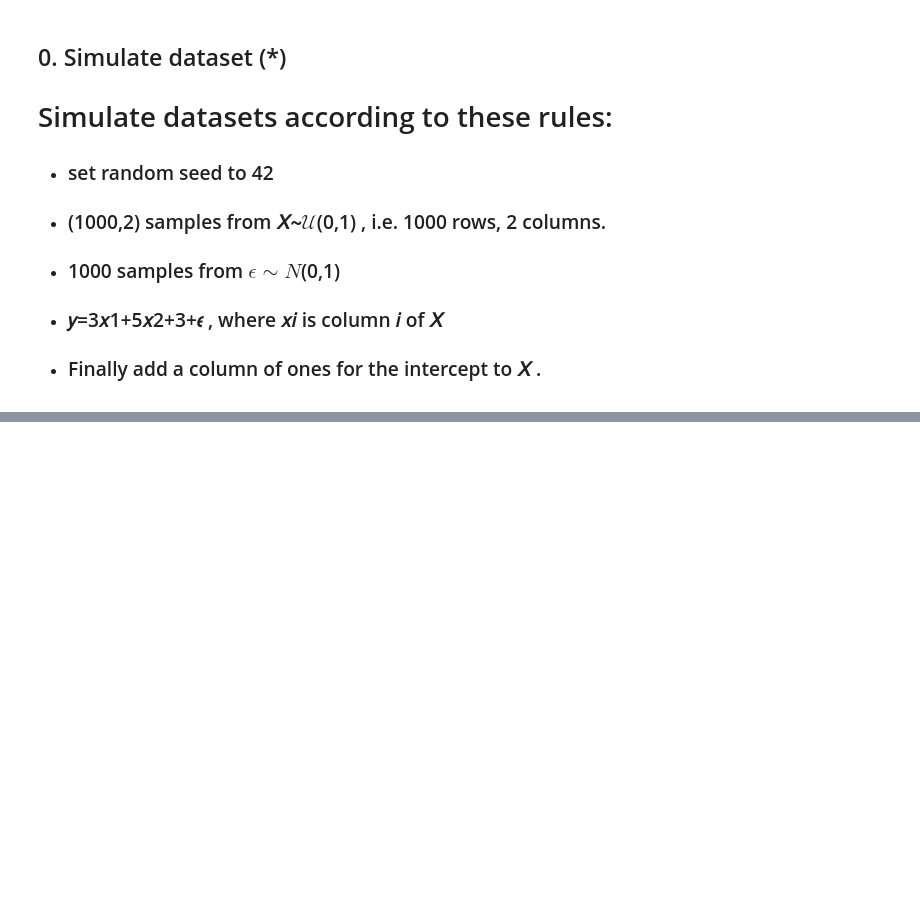
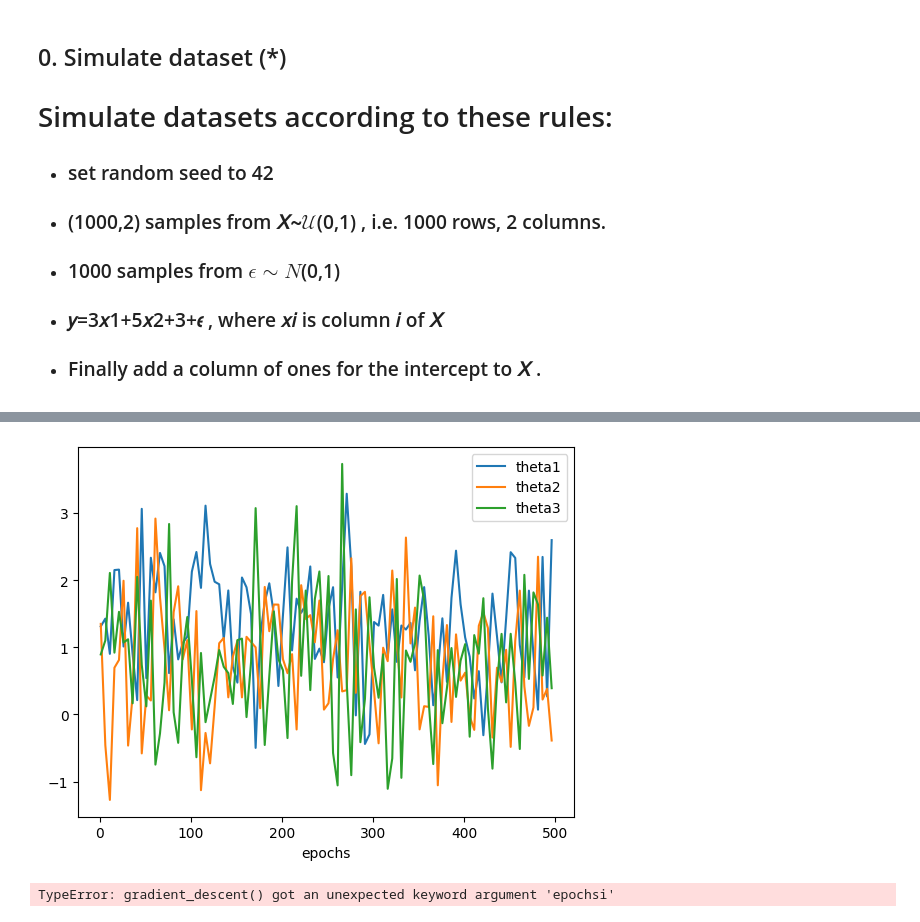
Before and after one commit to JoelOscarsson/Machine-Learning, a Jupyter notebook: Excercises/L1-Gradient-Descent.ipynb, the cells around one changed output, grey strips where cells are left out. Saved outputs shown, nothing was run; the diff lists cells and outputs as text; code cells hidden in the pictures; blank space fills up the shorter version.

```diff
--- a/Excercises/L1-Gradient-Descent.ipynb
+++ b/Excercises/L1-Gradient-Descent.ipynb
@@ -41,0 +75,7 @@ y = X[:3]+
+# %%
+# Train | test split
+from sklearn.model_selection import train_test_split
+
+X_train, X_test, y_train, y_test = train_test_split(X, y, test_size=0.33, random_state=42)
+
+X_train.shape, X_test.shape, y_train.shape, y_test.shape
@@ -41,0 +84,17 @@ y = X[:3]+
+# %%
+epoch_list = []
+theta_1list = []
+theta_2list = []
+theta_3list = []
+
+
+for epoch in range(1,500,5):
+    theta_1,theta_2,theta_3 = gradient_descent(X_train,y_train,learning_rate=.1,epochs=epoch).flatten()
+    epoch_list.append(epoch)
+    theta_1list.append(theta_1)
+    theta_2list.append(theta_2)
+    theta_3list.append(theta_3)
+
+df = pd.DataFrame({"epochs":epoch_list,"theta1":theta_1list,"theta2":theta_2list,"theta3":theta_3list})
+
+df.head()
@@ -41,0 +108,39 @@ y = X[:3]+
+# %%
+ax = plt.gca()
+
+df.plot( kind='line',x='epochs',y='theta1',ax=ax)
+df.plot( kind='line',x='epochs',y='theta2',ax=ax)
+df.plot( kind='line',x='epochs',y='theta3',ax=ax)
+
+plt.show()
+# %% [output]
+[figure, added]
+# %%
+import pandas as pd
+epochs = 500
+
+epoch_list = []
+theta_1_list = []
+theta_2_list = []
+theta_3_list = []
+
+for i in range(1, epochs, 5):
+    theta_1, theta_2, theta_3 = gradient_descent(X_train, y_train, learning_rate=.1, epochsi= i).flatten()
+    epoch_list.append(epoch_list)
+    theta_1_list.append(theta_1)
+    theta_2_list.append(theta_2)
+    theta_3_list.append(theta_3)
+
+df = pd.DataFrame({'epochs': epoch_list, 'theta_1': theta_1_list, 'theta_2':theta_2_list, 'theta_3': theta_3_list})
+print(df.head())
+
+
+plt.plot(df['epochs'], df['theta_1'], label='theta_1')
+plt.plot(df['epochs'], df['theta_2'], label='theta_2')
+plt.plot(df['epochs'], df['theta_3'], label='theta_3')
+plt.legend()
+plt.xlabel('Epochs')
+plt.ylabel('Theta values')
+plt.show()
+# %% [output]
+TypeError: gradient_descent() got an unexpected keyword argument 'epochsi'
```
Also changed, not shown: parts of 6 cells of this notebook, 1 other file.
